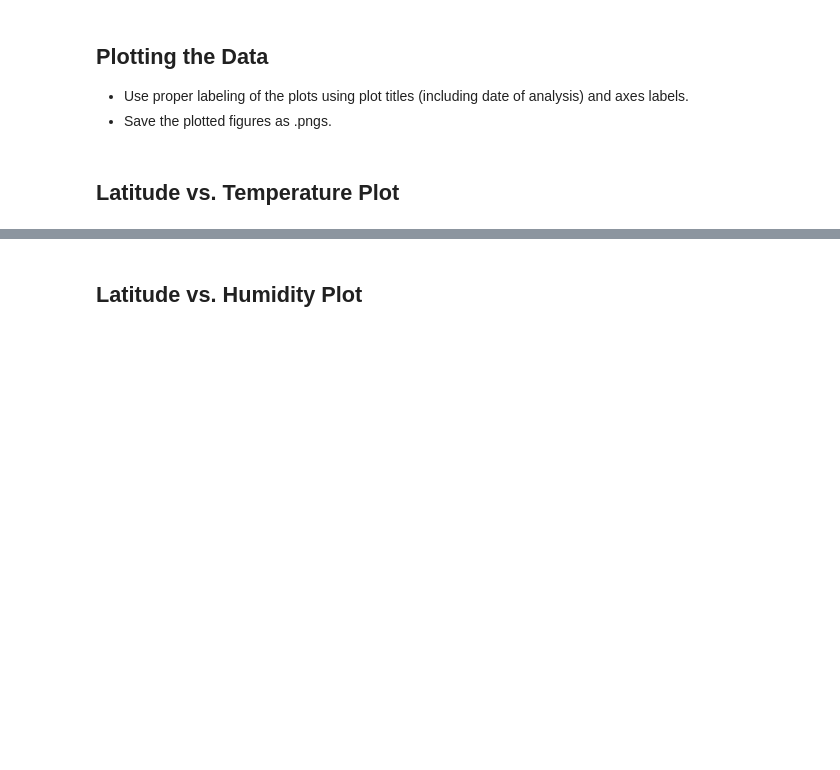
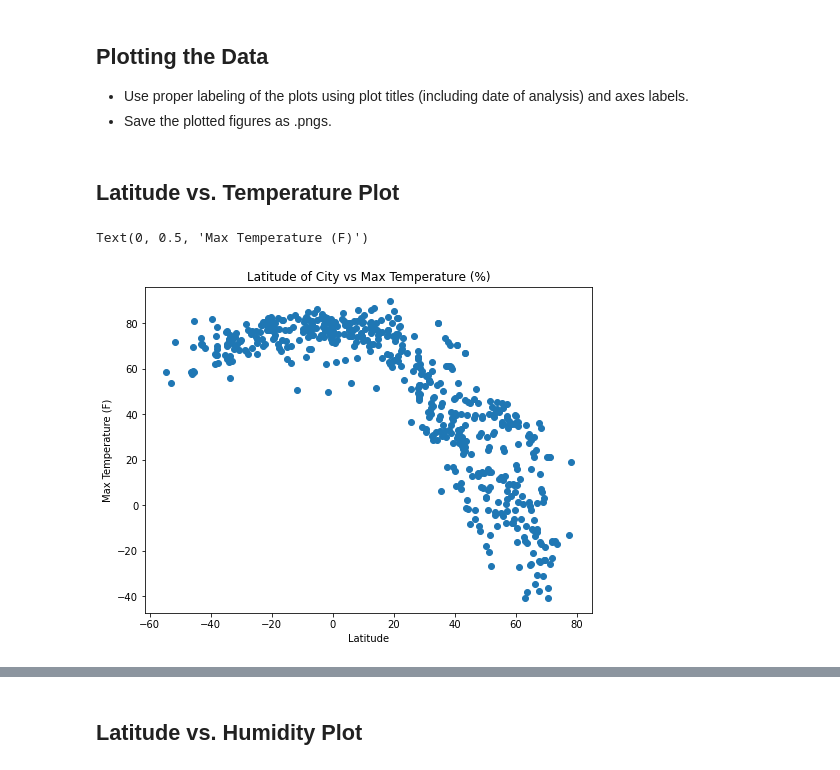
Before and after one commit to cc-christin/python-api-challenge, a Jupyter notebook: WeatherPy/WeatherPy.ipynb, the cells around one changed output, grey strips where cells are left out. Cells and saved outputs as stored; diff of their text form; code cells hidden in the pictures; blank space fills up the shorter version.

```diff
--- a/WeatherPy/WeatherPy.ipynb
+++ b/WeatherPy/WeatherPy.ipynb
@@ -153,5 +170,12 @@ city_info_df
 ## Inspect the data and remove the cities where the humidity > 100%.
 ----
 Skip this step if there are no cities that have humidity > 100%.
+# %%
+# Table Columns
+lat = city_info_df["Lat"]
+max_temp = city_info_df["Max Temp"]
+humidity = city_info_df["Humidity"]
+cloudiness = city_info_df["Cloudiness"]
+wind_speed = city_info_df["Wind Speed"]
 # %%
 #  Get the indices of cities that have humidity over 100%.
@@ -164,3 +211,16 @@ Skip this step if there are no cities that have humidity > 100%.
 * Save the plotted figures as .pngs.
 # %% [markdown]
 ## Latitude vs. Temperature Plot
+# %%
+# Latitude vs Temperature
+# viz config
+plt.figure(figsize=(8,6))
+plt.scatter(lat, max_temp, linewidths=1, marker="o")
+
+# titles & labels
+plt.title("Latitude of City vs Max Temperature (%)")
+plt.xlabel("Latitude")
+plt.ylabel("Max Temperature (F)")
+# %% [output]
+Text(0, 0.5, 'Max Temperature (F)')
+[figure, added]
```
Also changed, not shown: parts of 10 cells of this notebook, 1 other file.
